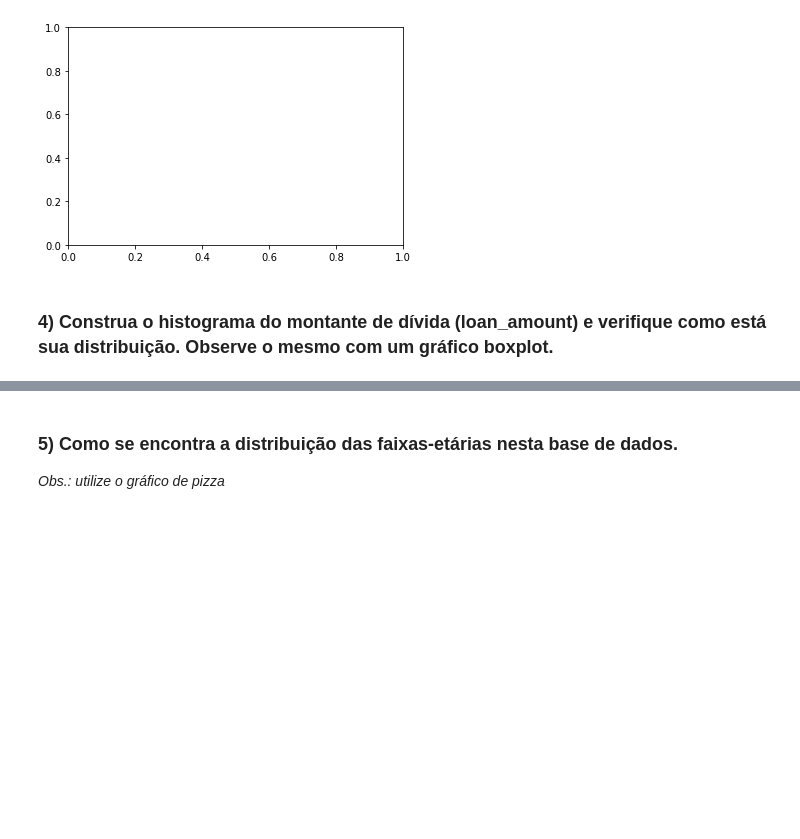
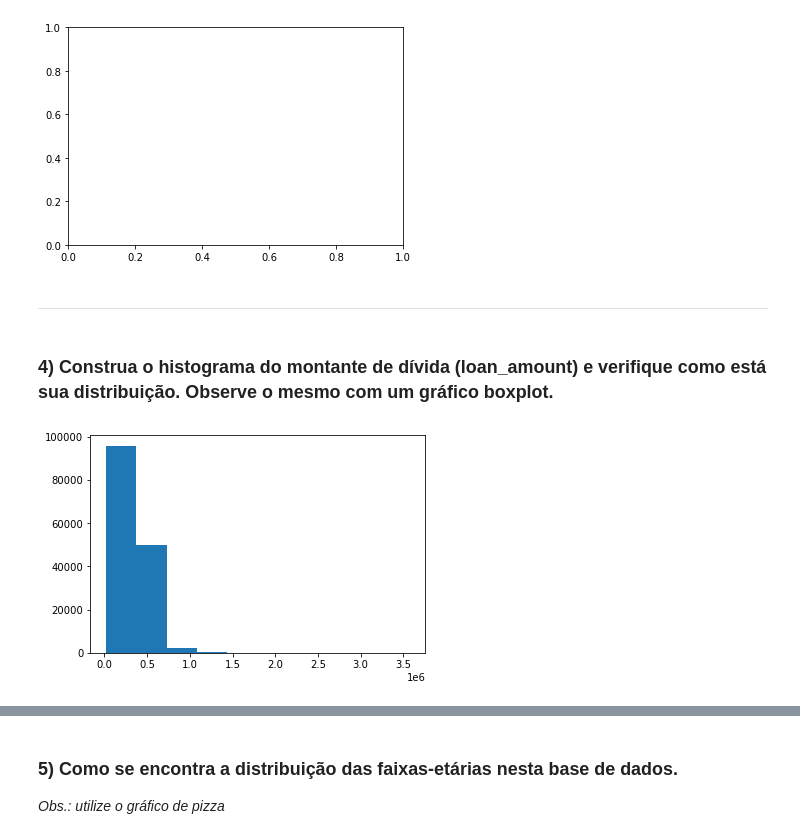
Before and after one commit to GabrielAsato/Curso_DS_Degree, a Jupyter notebook: Módulo 5 - Técnicas de Programação II/Aula 3 - Matplotlib.ipynb, the cells around one changed output, grey strips where cells are left out. Saved outputs shown, nothing was run; the diff lists cells and outputs as text; code cells hidden in the pictures; blank space fills up the shorter version.

```diff
--- a/Módulo 5 - Técnicas de Programação II/Aula 3 - Matplotlib.ipynb
+++ b/Módulo 5 - Técnicas de Programação II/Aula 3 - Matplotlib.ipynb
@@ -488,9 +516,14 @@ plt.scatter(loan["age"], loan["Status"])
 # %% [output]
 TypeError: 'value' must be an instance of str or bytes, not a float
 [figure]
+# %% [markdown]
+---
 # %% [markdown]
 ### 4) Construa o histograma do montante de dívida (loan_amount) e verifique como está sua distribuição. Observe o mesmo com um gráfico boxplot.
 # %%
 # histograma
+plt.hist(loan["loan_amount"]);
+# %% [output]
+[figure, added]
 # %%
 # boxplot
```
Also changed, not shown: parts of 35 cells of this notebook, 5 other files.
